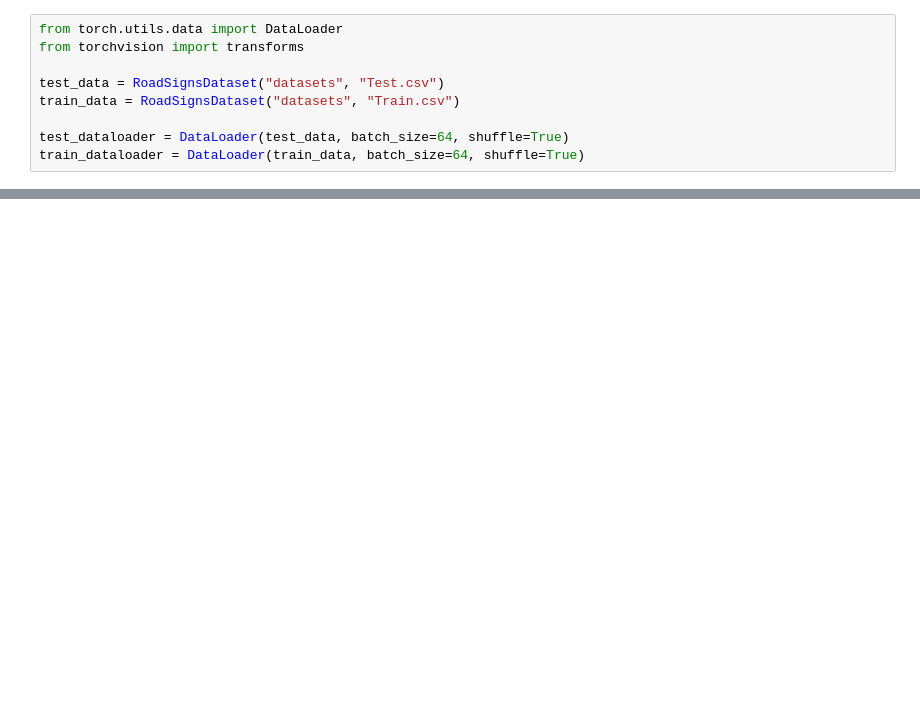
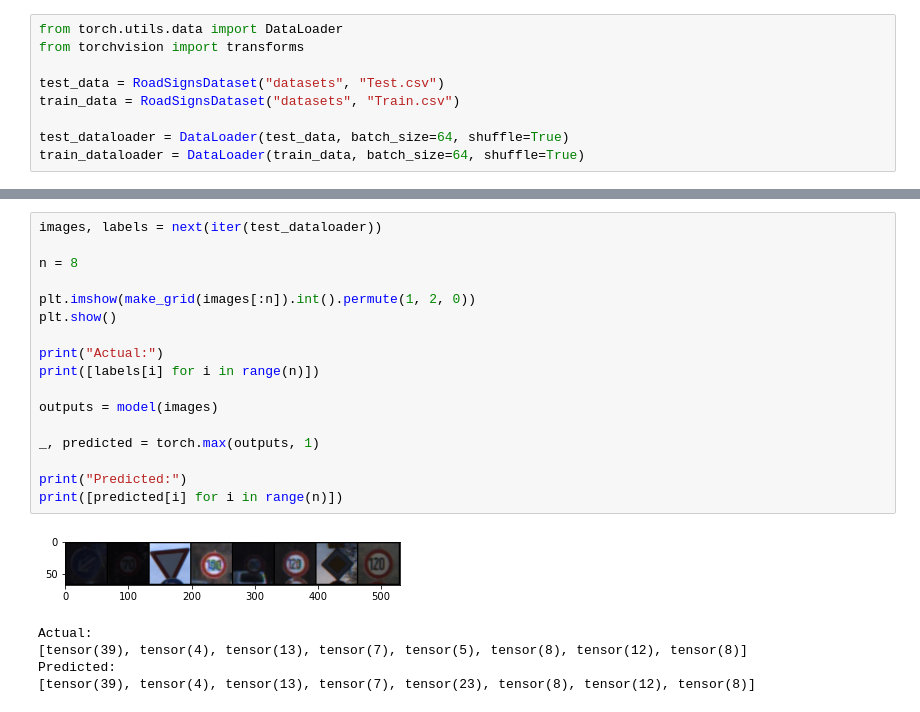
Before and after one commit to pauldoucet/road-sign-classification, a Jupyter notebook: Road signs classification.ipynb, the cells around one changed output, grey strips where cells are left out. Drawn from its saved outputs; the diff is of its cells as text; blank space fills up the shorter version.

```diff
--- a/Road signs classification.ipynb
+++ b/Road signs classification.ipynb
@@ -88,0 +182,23 @@ tensor([[[1111.4192, 1136.3572, 1131.5289],
+# %%
+images, labels = next(iter(test_dataloader))
+
+n = 8
+
+plt.imshow(make_grid(images[:n]).int().permute(1, 2, 0))
+plt.show()
+
+print("Actual:")
+print([labels[i] for i in range(n)])
+
+outputs = model(images)
+
+_, predicted = torch.max(outputs, 1)
+
+print("Predicted:")
+print([predicted[i] for i in range(n)])
+# %% [output]
+[figure, added]
+Actual:
+[tensor(39), tensor(4), tensor(13), tensor(7), tensor(5), tensor(8), tensor(12), tensor(8)]
+Predicted:
+[tensor(39), tensor(4), tensor(13), tensor(7), tensor(23), tensor(8), tensor(12), tensor(8)]
```
Also changed, not shown: parts of 9 cells of this notebook.
